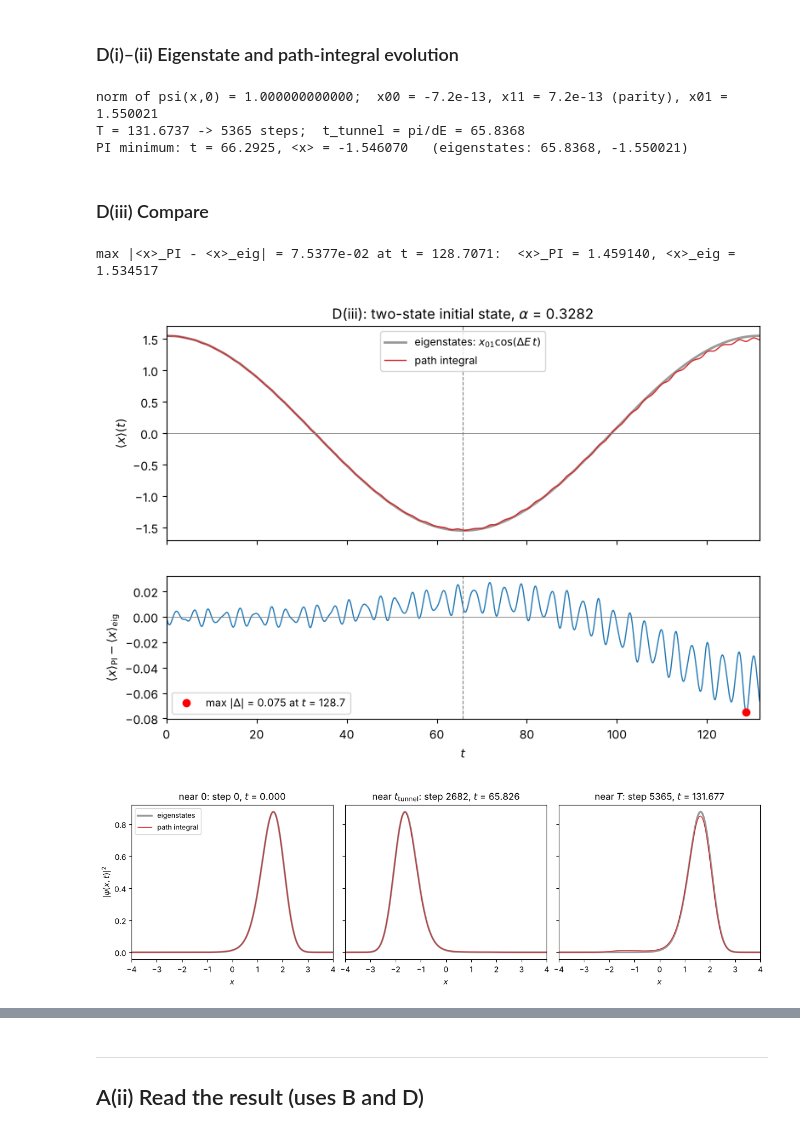
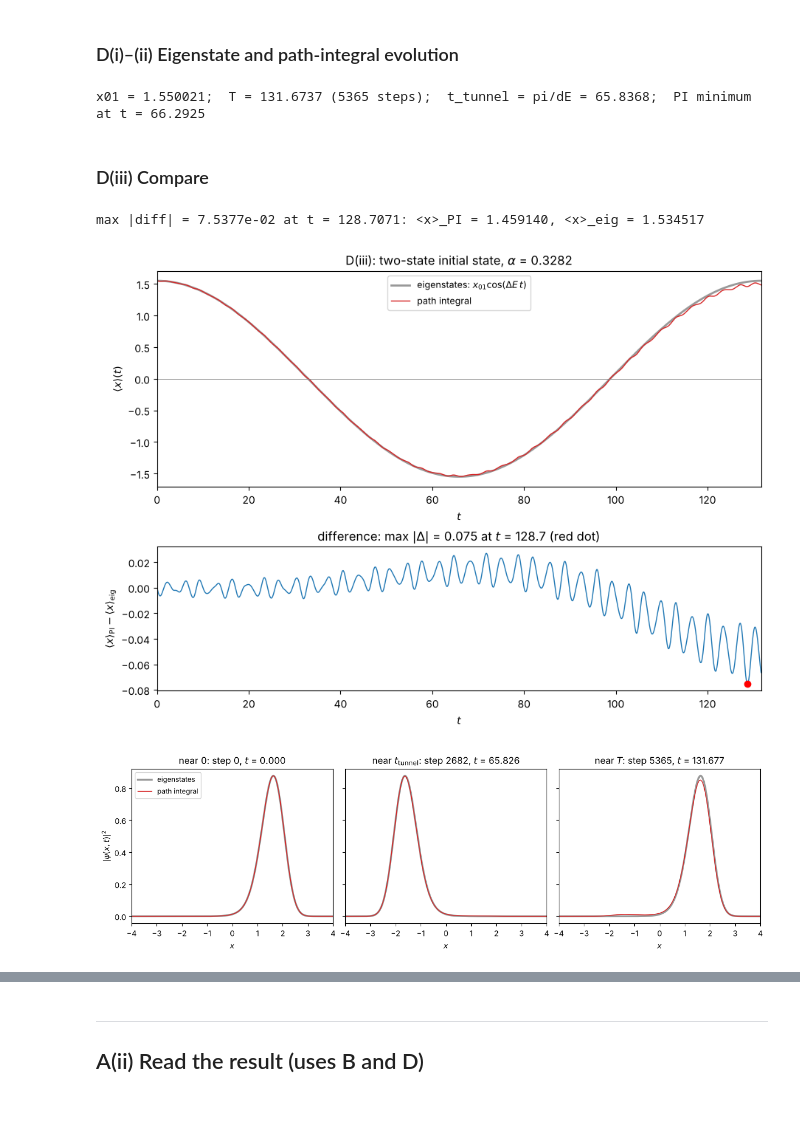
Before and after one commit to nguyentamphuc08/PHYS-242-HW-2, a Jupyter notebook: Assignment 2 Homework.ipynb, the cells around one changed output, grey strips where cells are left out. Saved outputs shown, nothing was run; the diff lists cells and outputs as text; code cells hidden in the pictures.

```diff
--- a/Assignment 2 Homework.ipynb
+++ b/Assignment 2 Homework.ipynb
@@ -478,69 +429,52 @@ The errors accumulate step by step, so the discrepancy should be largest late in
 # %%
 psi0_D = (phi0 + phi1) / np.sqrt(2)                     # right-well two-state initial state
 T_D = 2 * np.pi / DELTA_E                               # one full oscillation
-NT_D = int(np.ceil(T_D / DELTAT))                       # first step at or after T
-t_D = np.arange(NT_D + 1) * DELTAT
+t_D = np.arange(int(np.ceil(T_D / DELTAT)) + 1) * DELTAT   # up to the first step at or after T
 t_tunnel_D = np.pi / DELTA_E
 
 # D(i): eigenstate evolution (exact at any t, no time stepping)
-x00, x11, x01 = (integrate(a * x * b) for a, b in [(phi0, phi0), (phi1, phi1), (phi0, phi1)])
+x01 = integrate(phi0 * x * phi1)
 x_mean_eig_D = x01 * np.cos(DELTA_E * t_D)              # every step, for the comparison
 x_mean_eig = x01 * np.cos(DELTA_E * N_EXPORT * DELTAT)  # 33 export times, for results.json
 
-
-def density_eig(tt):
-    """|psi(x,t)|^2 from eq. (11)."""
-    return np.abs((np.exp(-1j * E0 * tt) * phi0 + np.exp(-1j * E1 * tt) * phi1) / np.sqrt(2))**2
-
-
 # D(ii): path integral, same code as A
-prob_PI_D = evolve(psi0_D, K_tilde, DELTAX, NT_D)
+prob_PI_D = evolve(psi0_D, K_tilde, DELTAX, t_D.size - 1)
 x_mean_PI_D = DELTAX * (prob_PI_D @ x)
-
-print(f"norm of psi(x,0) = {integrate(psi0_D**2):.12f};  x00 = {x00:.1e}, x11 = {x11:.1e} (parity), x01 = {x01:.6f}")
-print(f"T = {T_D:.4f} -> {NT_D} steps;  t_tunnel = pi/dE = {t_tunnel_D:.4f}")
-n_min = np.argmin(x_mean_PI_D)
-print(f"PI minimum: t = {t_D[n_min]:.4f}, <x> = {x_mean_PI_D[n_min]:.6f}   (eigenstates: {t_tunnel_D:.4f}, {-x01:.6f})")
+print(f"x01 = {x01:.6f};  T = {T_D:.4f} ({t_D.size - 1} steps);  t_tunnel = pi/dE = {t_tunnel_D:.4f};  "
+      f"PI minimum at t = {t_D[np.argmin(x_mean_PI_D)]:.4f}")
 # %% [output]
-norm of psi(x,0) = 1.000000000000;  x00 = -7.2e-13, x11 = 7.2e-13 (parity), x01 = 1.550021
-T = 131.6737 -> 5365 steps;  t_tunnel = pi/dE = 65.8368
-PI minimum: t = 66.2925, <x> = -1.546070   (eigenstates: 65.8368, -1.550021)
+x01 = 1.550021;  T = 131.6737 (5365 steps);  t_tunnel = pi/dE = 65.8368;  PI minimum at t = 66.2925
 # %% [markdown]
 ### D(iii) Compare
 # %%
-in_range = t_D <= T_D                                   # eq. (12): only steps with n eps <= T
 diff = x_mean_PI_D - x_mean_eig_D
-n_max = np.argmax(np.abs(diff[in_range]))
-print(f"max |<x>_PI - <x>_eig| = {abs(diff[n_max]):.4e} at t = {t_D[n_max]:.4f}:  "
-      f"<x>_PI = {x_mean_PI_D[n_max]:.6f}, <x>_eig = {x_mean_eig_D[n_max]:.6f}")
+n_max = np.argmax(np.abs(diff[t_D <= T_D]))             # eq. (12): only steps with n eps <= T
+print(f"max |diff| = {abs(diff[n_max]):.4e} at t = {t_D[n_max]:.4f}: <x>_PI = {x_mean_PI_D[n_max]:.6f}, <x>_eig = {x_mean_eig_D[n_max]:.6f}")
 
-fig, (ax1, ax2) = plt.subplots(2, 1, figsize=(9, 6), sharex=True, gridspec_kw={"height_ratios": [3, 2]})
-ax1.plot(t_D, x_mean_eig_D, lw=2, color="0.6", label=r"eigenstates: $x_{01}\cos(\Delta E\,t)$")
-ax1.plot(t_D, x_mean_PI_D, lw=1, color="C3", label="path integral")
-ax1.set(ylabel=r"$\langle x\rangle(t)$", title=rf"D(iii): two-state initial state, $\alpha$ = {ALPHA}")
+fig, (ax1, ax2) = plt.subplots(2, 1, figsize=(9, 6.5), gridspec_kw={"height_ratios": [3, 2]}, constrained_layout=True)
+plot_mean(ax1, t_D, [(x_mean_eig_D, r"eigenstates: $x_{01}\cos(\Delta E\,t)$", dict(lw=2, color="0.6")),
+                     (x_mean_PI_D, "path integral", dict(lw=1, color="C3"))],
+          rf"D(iii): two-state initial state, $\alpha$ = {ALPHA}")
 ax1.legend(loc="upper center", fontsize=9)
-ax2.plot(t_D, diff, color="C0", lw=1)
-ax2.plot(t_D[n_max], diff[n_max], "o", color="red",
-         label=rf"max $|\Delta|$ = {abs(diff[n_max]):.3f} at $t$ = {t_D[n_max]:.1f}")
-ax2.set(xlabel=r"$t$", ylabel=r"$\langle x\rangle_\mathrm{PI}-\langle x\rangle_\mathrm{eig}$", xlim=(0, t_D[-1]))
-ax2.legend(loc="lower left", fontsize=9)
-for a_ in (ax1, ax2):
-    a_.axvline(t_tunnel_D, color="gray", ls="--", lw=0.8)
-    a_.axhline(0, color="gray", lw=0.6)
+ax2.plot(t_D, diff, lw=1)
+ax2.plot(t_D[n_max], diff[n_max], "ro")                 # maximum discrepancy
+ax2.set(xlabel=r"$t$", xlim=(0, t_D[-1]), ylabel=r"$\langle x\rangle_\mathrm{PI}-\langle x\rangle_\mathrm{eig}$",
+        title=rf"difference: max $|\Delta|$ = {abs(diff[n_max]):.3f} at $t$ = {t_D[n_max]:.1f} (red dot)")
 plt.show()
 
 fig, axes = plt.subplots(1, 3, figsize=(12, 3.6), sharey=True, constrained_layout=True)
 for ax, (name, tt) in zip(axes, [("0", 0.0), (r"t_\mathrm{tunnel}", t_tunnel_D), ("T", T_D)]):
     n = np.argmin(np.abs(t_D - tt))                     # nearest time step
-    ax.plot(x, density_eig(t_D[n]), lw=2.5, color="0.6", label="eigenstates")
+    psi_eig = (np.exp(-1j * E0 * t_D[n]) * phi0 + np.exp(-1j * E1 * t_D[n]) * phi1) / np.sqrt(2)   # eq. (11)
+    ax.plot(x, np.abs(psi_eig)**2, lw=2.5, color="0.6", label="eigenstates")
     ax.plot(x, prob_PI_D[n], lw=1, color="C3", label="path integral")
     ax.set(title=rf"near ${name}$: step {n}, $t$ = {t_D[n]:.3f}", xlabel=r"$x$", xlim=(x[0], x[-1]))
 axes[0].set_ylabel(r"$|\psi(x,t)|^2$")
 axes[0].legend(fontsize=9)
 plt.show()
 # %% [output]
-max |<x>_PI - <x>_eig| = 7.5377e-02 at t = 128.7071:  <x>_PI = 1.459140, <x>_eig = 1.534517
+max |diff| = 7.5377e-02 at t = 128.7071: <x>_PI = 1.459140, <x>_eig = 1.534517
-[figure, old version]
+[figure, new version]
 [figure]
 # %% [markdown]
 **Answer (D(iii)):**
```
Also changed, not shown: parts of 10 cells of this notebook, 1 other file.
